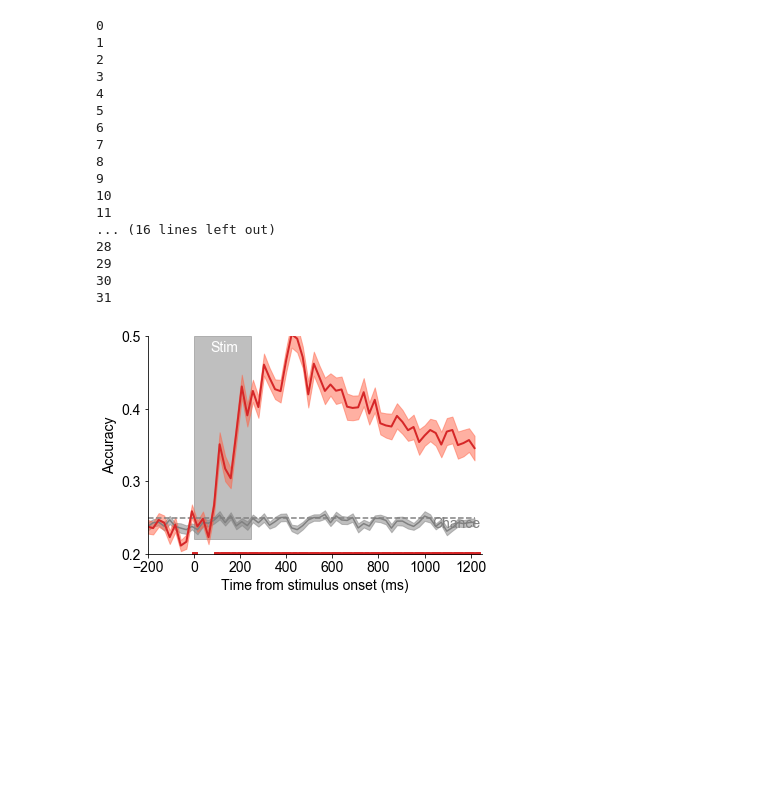
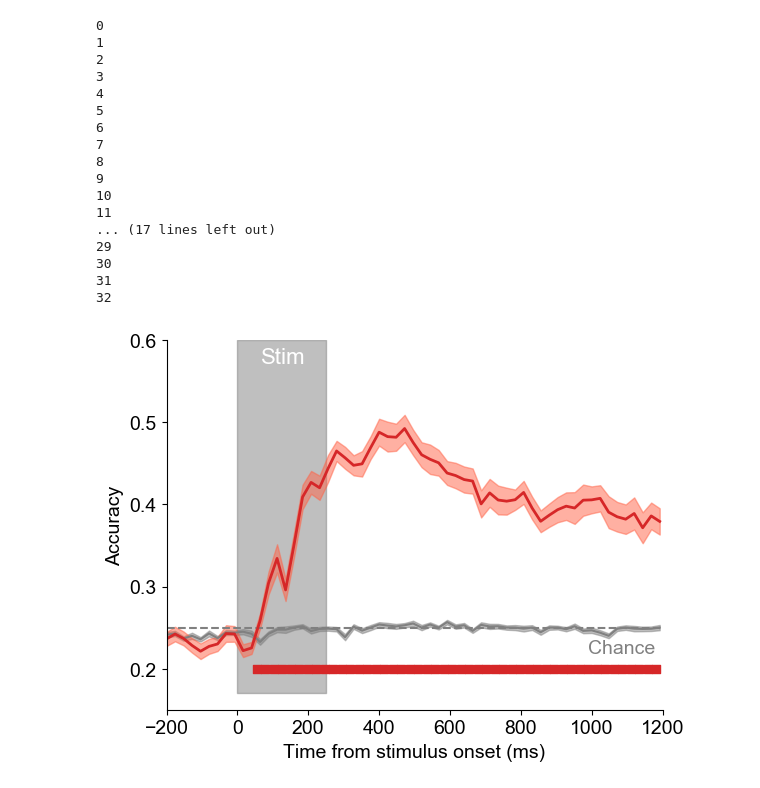
Before and after one commit to WilliamThyer/Thyer-et-al-2021, a Jupyter notebook: decode_load.ipynb, the cells around one changed output. Cells and saved outputs as stored; diff of their text form; code cells hidden in the pictures; blank space fills up the shorter version.

```diff
--- a/decode_load.ipynb
+++ b/decode_load.ipynb
@@ -10,10 +10,10 @@ experiment_name = '1801'
 data_dir = f'./data/{experiment_name}'
 exp = decode_eeg.Experiment(experiment_name,data_dir,test=False)
 # %%
-time_window = 25
+time_window = 50
 time_step = 25
 trial_average = 20
-n_splits = 30
+n_splits = 100
 group_dict = {0:[1],1:[2],2:[3],3:[4]}
 wrangl = decode_eeg.Wrangler(exp.info['times'],time_window,time_step,trial_average,n_splits,group_dict)
 
@@ -41,10 +41,10 @@ for isub in range(exp.nsub):
 9
 10
 11
-... (16 lines left out)
-28
+... (17 lines left out)
 29
 30
 31
+32
 # %%
 interp = decode_eeg.Interpreter(clfr, subtitle = f'{experiment_name}_trialbin{str(trial_average)}_')
@@ -52,7 +52,8 @@ interp.save_results()
 # interp.load_results()
 # %%
-interp.plot_acc(significance_testing=True,savefig=0,ylim=[.2,.5])
+interp.plot_acc(significance_testing=True,savefig=False,ylim=[.15,.6])
+plt.show()
 # %% [output]
-[figure, old version]
+[figure, new version]
 # %%
 interp.plot_conf_mat(upper=.5,lower=0, savefig=False)
```
Also changed, not shown: parts of 2 cells of this notebook, 2 other files.
